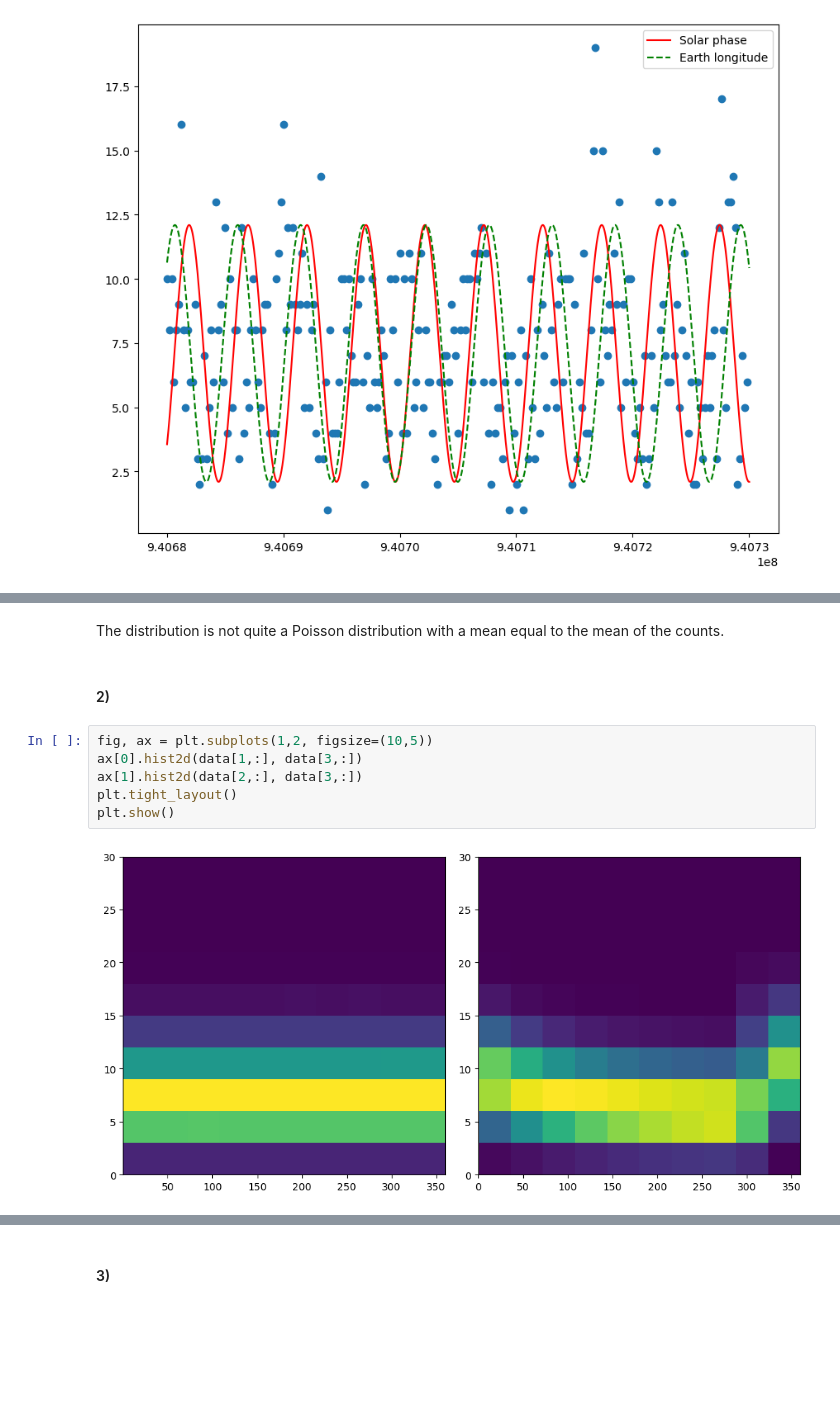
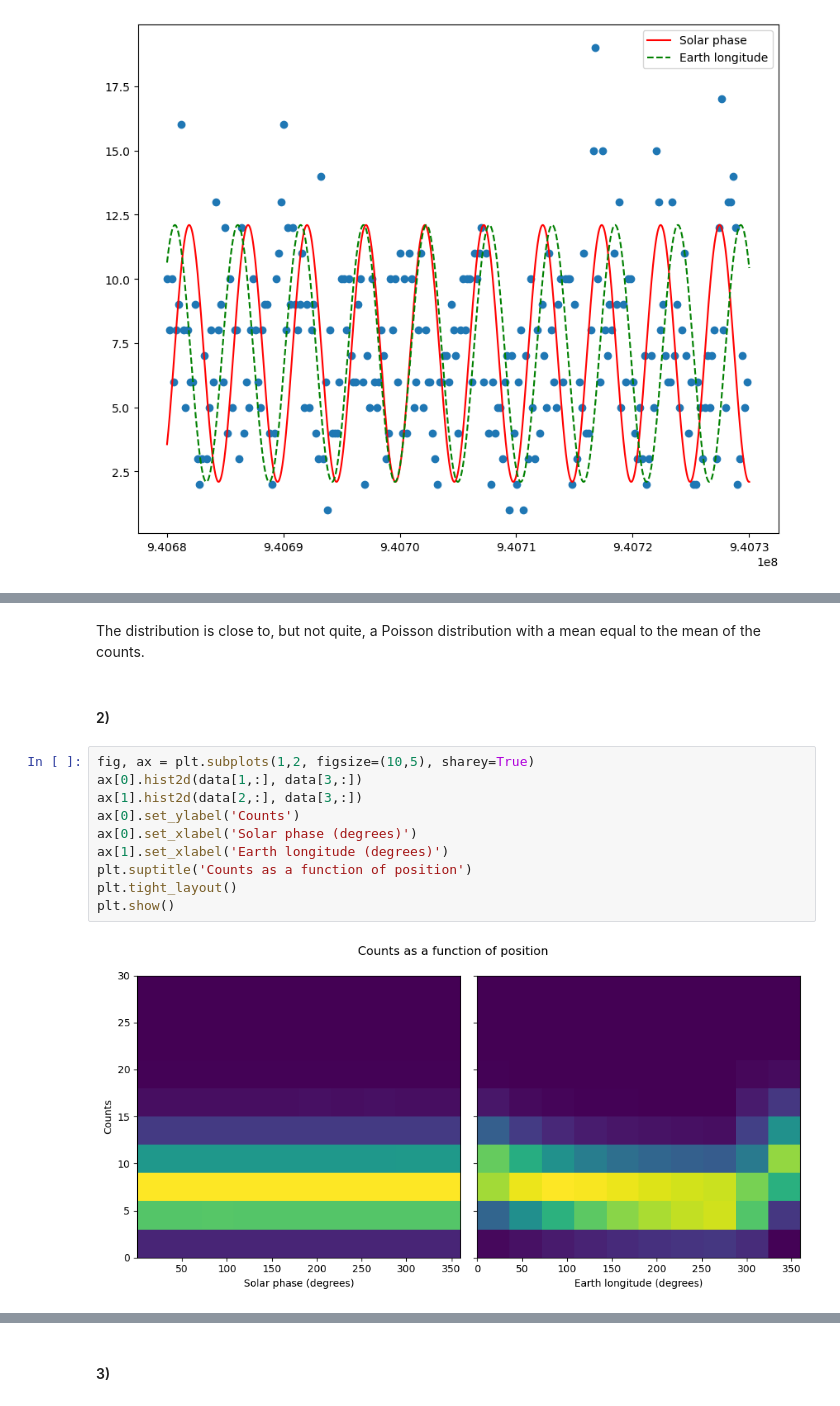
Before and after one commit to pgwart/PHYS434, a Jupyter notebook: lab4.ipynb, the cells around one changed output, grey strips where cells are left out. Drawn from its saved outputs; the diff is of its cells as text; blank space fills up the shorter version.

Commit message:
updated plots

```diff
--- a/lab4.ipynb
+++ b/lab4.ipynb
@@ -66,13 +69,17 @@ plt.show()
 # %% [markdown]
-The distribution is not quite a Poisson distribution with a mean equal to the mean of the counts.
+The distribution is close to, but not quite, a Poisson distribution with a mean equal to the mean of the counts.
 # %% [markdown]
 #### 2)
 # %%
-fig, ax = plt.subplots(1,2, figsize=(10,5))
+fig, ax = plt.subplots(1,2, figsize=(10,5), sharey=True)
 ax[0].hist2d(data[1,:], data[3,:])
 ax[1].hist2d(data[2,:], data[3,:])
+ax[0].set_ylabel('Counts')
+ax[0].set_xlabel('Solar phase (degrees)')
+ax[1].set_xlabel('Earth longitude (degrees)')
+plt.suptitle('Counts as a function of position')
 plt.tight_layout()
 plt.show()
 # %% [output]
-[figure, old version]
+[figure, new version]
 # %% [markdown]
```
Also changed, not shown: parts of 5 cells of this notebook.
